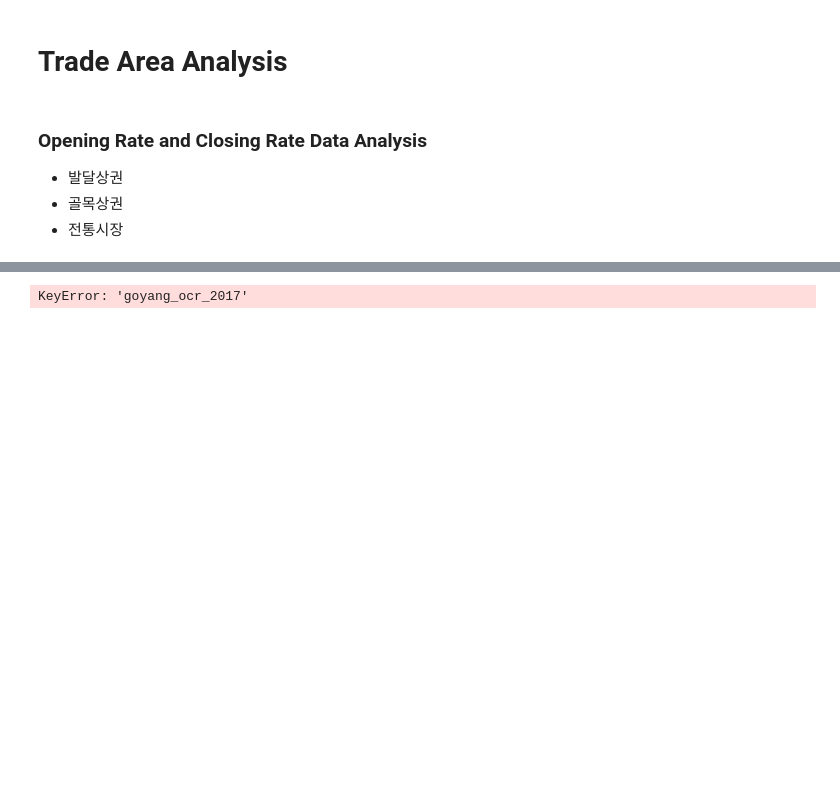
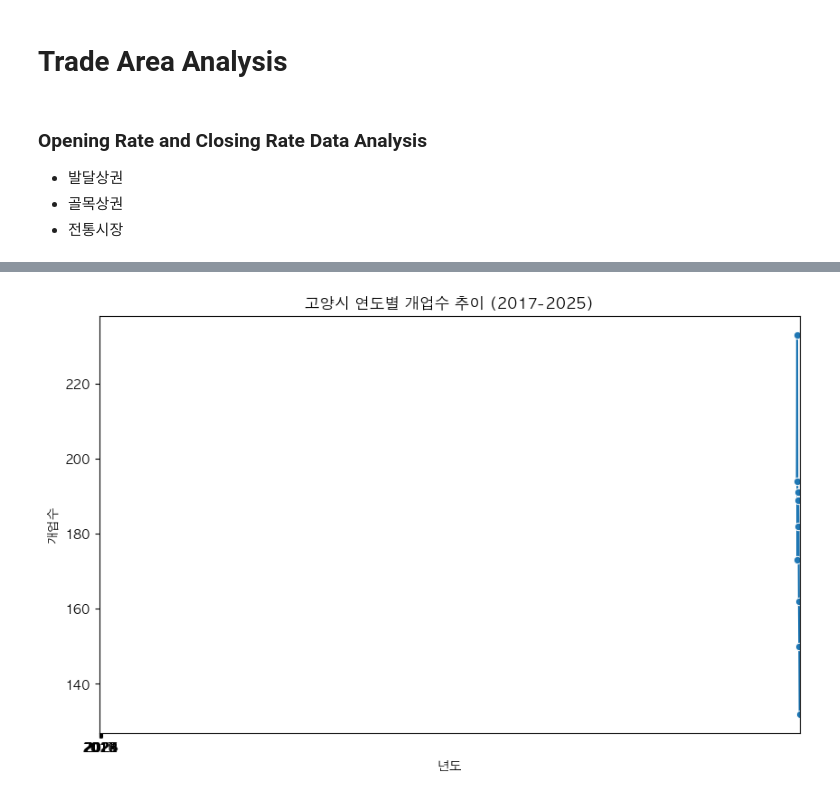
Before and after one commit to gisyun/Goyang_TradeAreaAnalysis, a Jupyter notebook: OCRateAnalysis.ipynb, the cells around one changed output, grey strips where cells are left out. Cells and saved outputs as stored; diff of their text form; code cells hidden in the pictures; blank space fills up the shorter version.

Commit message:
Opening and Closing Rate Data Analysis (2)

```diff
--- a/OCRateAnalysis.ipynb
+++ b/OCRateAnalysis.ipynb
@@ -22,8 +190,7 @@ plt.rcParams['axes.unicode_minus'] = False
 # %%
-# import opening and closing rate data using loop
+###### 골목상권
 
-# ocr path
-ocr_path = "상권분석/상권별/발달상권/개폐업수(율)/전체업종/"
+ocr_path = "상권분석/상권별/골목상권/개폐업수(율)/"
 
 years = range(2017, 2026)
 quarters = {
@@ -33,13 +200,9 @@ dfs = {}
 
 for year in years:
     quarter = quarters.get(year, "4분기")
-    filename = f"개폐업수(율)({year}_{quarter}_전분기_발달상권_업종전체_상권별현황).xlsx"
+    filename = f"개폐업수(율)({year}_{quarter}_전분기_골목상권_업종전체_상권별현황).xlsx"
     path = os.path.join(ocr_path, filename)
     dfs[f"ocr_{year}"] = pd.read_excel(path)
-
-# generate dataframes for each year (2017-2025)
-for year in range(2017, 2026):
-    globals()[f"ocr_{year}"] = dfs[f"ocr_{year}"]
 
 # Access example
 ocr_2017 = dfs["ocr_2017"]
@@ -101,0 +291,9 @@ KeyError: 'filtered_2017'
+# %%
+# generate a combined dataframe with all years' opened store data for 고양시
+
+# index ["행정구역"] == "고양시" columns
+opened_stores = pd.DataFrame({
+    year: globals()[f"goyang_ocr_{year}"][f"{year}년2분기 개업수"].values[0]
+    for year in range(2017, 2026)
+}, index=[target_city])
+opened_stores
@@ -102,20 +322,12 @@ KeyError: 'filtered_2017'
 # %%
-# combining opened store data for 고양시 (2017-2025)
-
-opened_stores = pd.DataFrame()
-for year in range(2017, 2026):
-    df = globals()[f"goyang_ocr_{year}"]
-    opened_stores = pd.concat([opened_stores, df[[f"{year}년2분기 개업수"]]], axis=1)
-opened_stores
-
-# plot opened stores trend
+# plot opened_stores
 plt.figure(figsize=(10, 6))
 sns.lineplot(data=opened_stores.T, marker='o')
-plt.legend().set_visible(False)
-plt.title("고양시 연도별 발달상권 개업수 추이 (2017-2025)", fontsize=25)
+plt.title("고양시 연도별 개업수 추이 (2017-2025)")
 plt.xlabel("년도")
 plt.ylabel("개업수")
 plt.xticks(ticks=range(9), labels=[str(year) for year in range(2017, 2026)])
+plt.legend().set_visible(False)
 plt.show()
 # %% [output]
-KeyError: 'goyang_ocr_2017'
+[figure, added]
```
Also changed, not shown: parts of 10 cells of this notebook, 1 other file.
